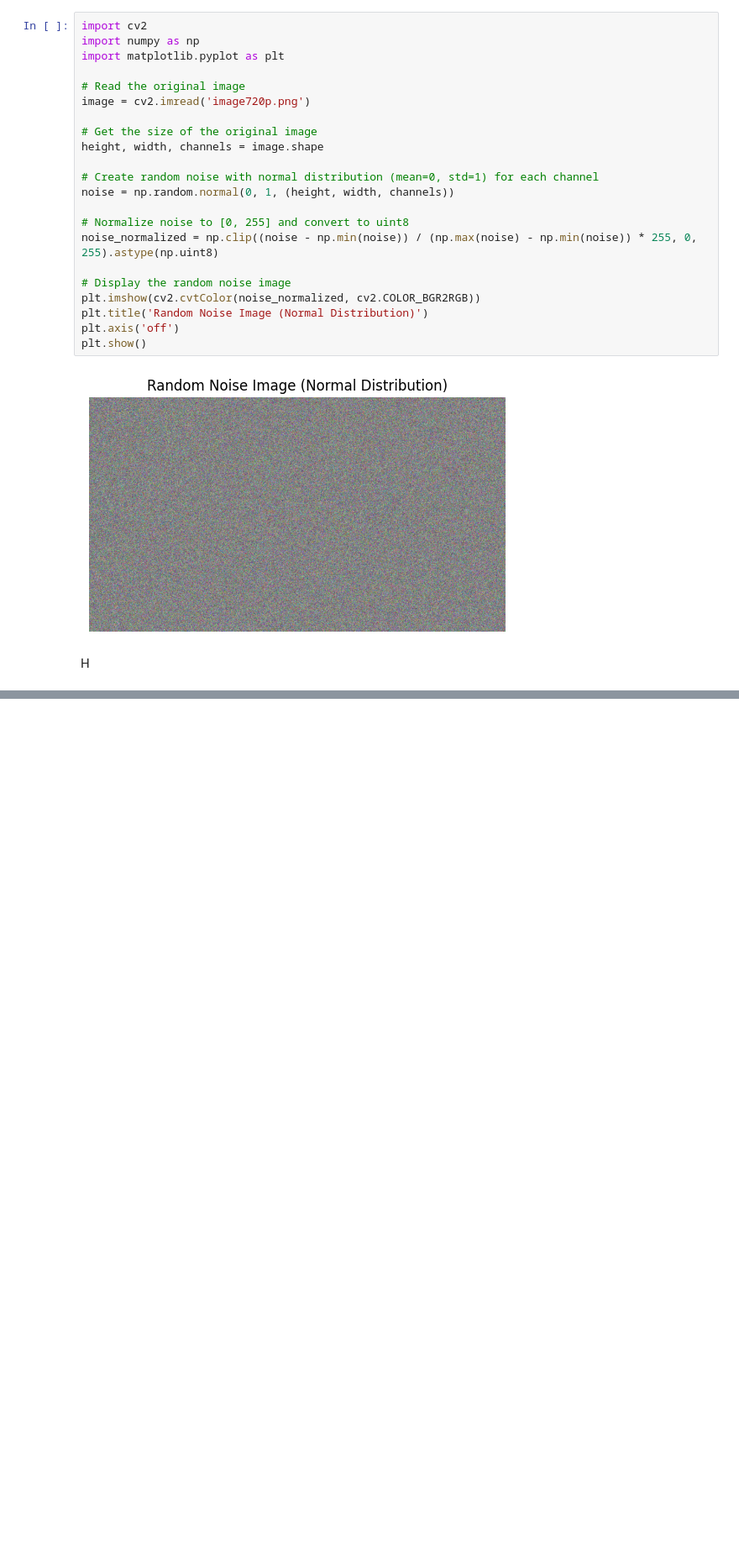
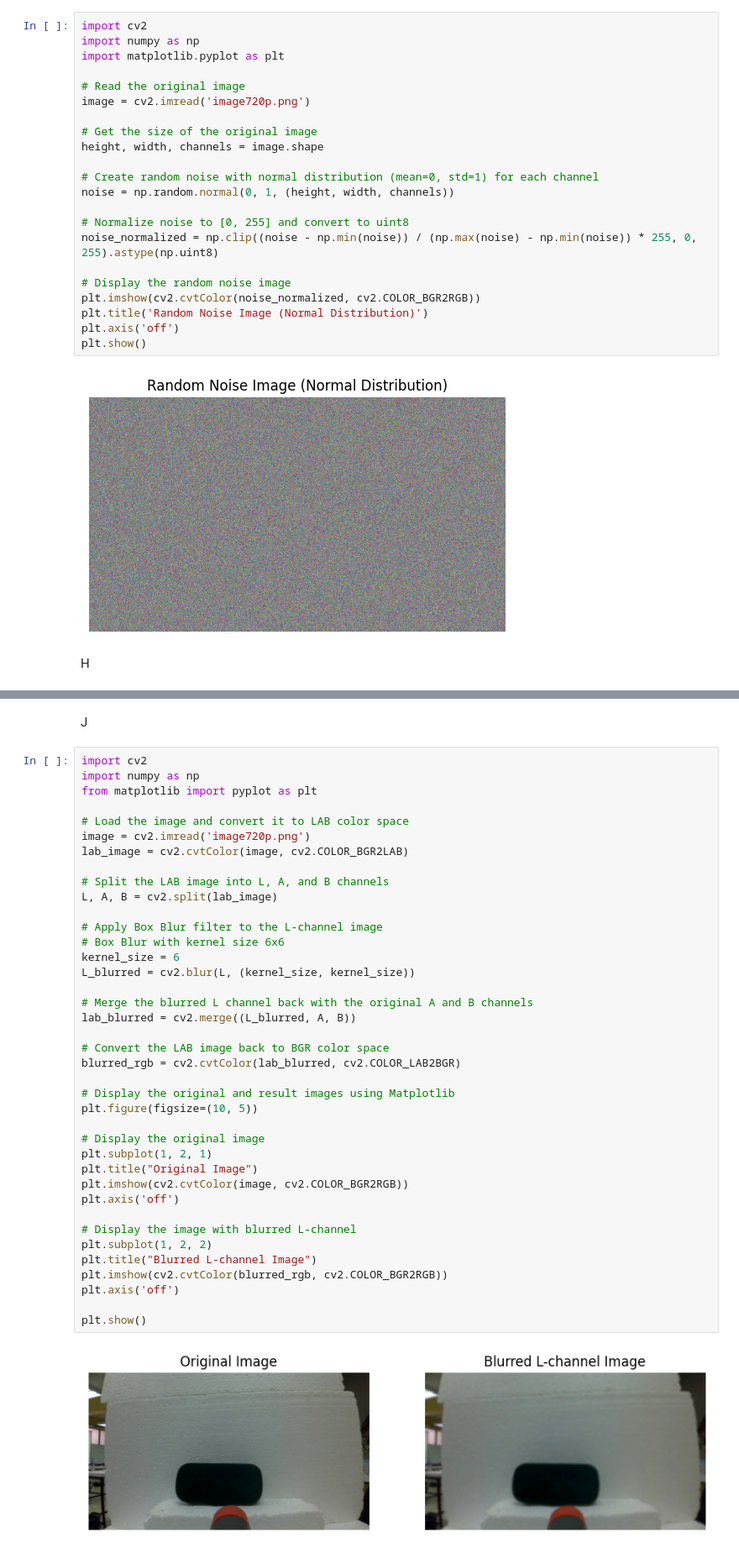
Before and after one commit to Keetasin/Robomaster_Challenge, a Jupyter notebook: mew/Lab04.ipynb, the cells around one changed output, grey strips where cells are left out. Shown at 84% size. Saved outputs shown, nothing was run; the diff lists cells and outputs as text; blank space fills up the shorter version.

```diff
--- a/mew/Lab04.ipynb
+++ b/mew/Lab04.ipynb
@@ -234,0 +278,43 @@ plt.show()
+# %% [markdown]
+J
+# %%
+import cv2
+import numpy as np
+from matplotlib import pyplot as plt
+
+# Load the image and convert it to LAB color space
+image = cv2.imread('image720p.png')
+lab_image = cv2.cvtColor(image, cv2.COLOR_BGR2LAB)
+
+# Split the LAB image into L, A, and B channels
+L, A, B = cv2.split(lab_image)
+
+# Apply Box Blur filter to the L-channel image
+# Box Blur with kernel size 6x6
+kernel_size = 6
+L_blurred = cv2.blur(L, (kernel_size, kernel_size))
+
+# Merge the blurred L channel back with the original A and B channels
+lab_blurred = cv2.merge((L_blurred, A, B))
+
+# Convert the LAB image back to BGR color space
+blurred_rgb = cv2.cvtColor(lab_blurred, cv2.COLOR_LAB2BGR)
+
+# Display the original and result images using Matplotlib
+plt.figure(figsize=(10, 5))
+
+# Display the original image
+plt.subplot(1, 2, 1)
+plt.title("Original Image")
+plt.imshow(cv2.cvtColor(image, cv2.COLOR_BGR2RGB))
+plt.axis('off')
+
+# Display the image with blurred L-channel
+plt.subplot(1, 2, 2)
+plt.title("Blurred L-channel Image")
+plt.imshow(cv2.cvtColor(blurred_rgb, cv2.COLOR_BGR2RGB))
+plt.axis('off')
+
+plt.show()
+# %% [output]
+[figure, added]
```
Also changed, not shown: parts of 3 cells of this notebook.
